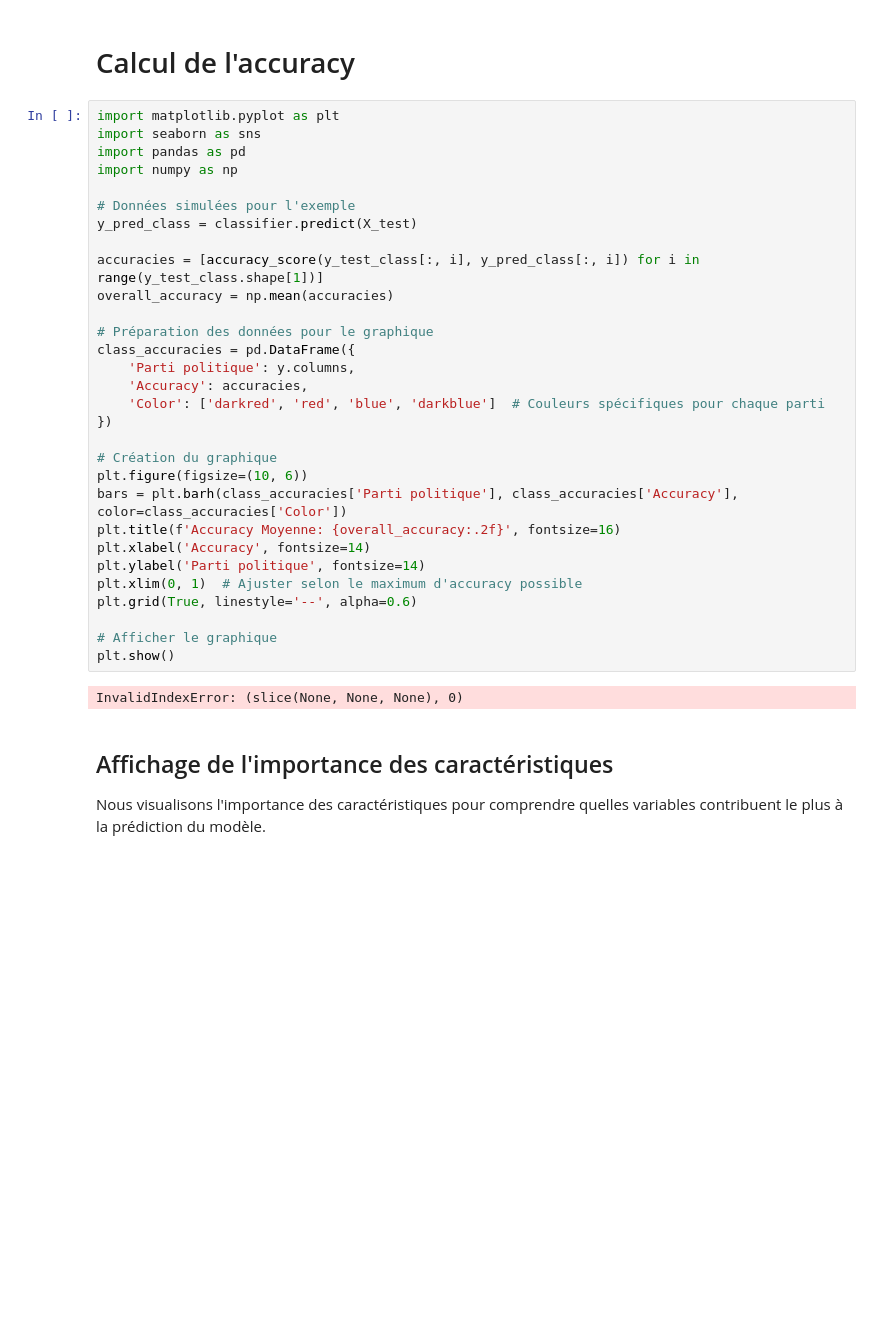
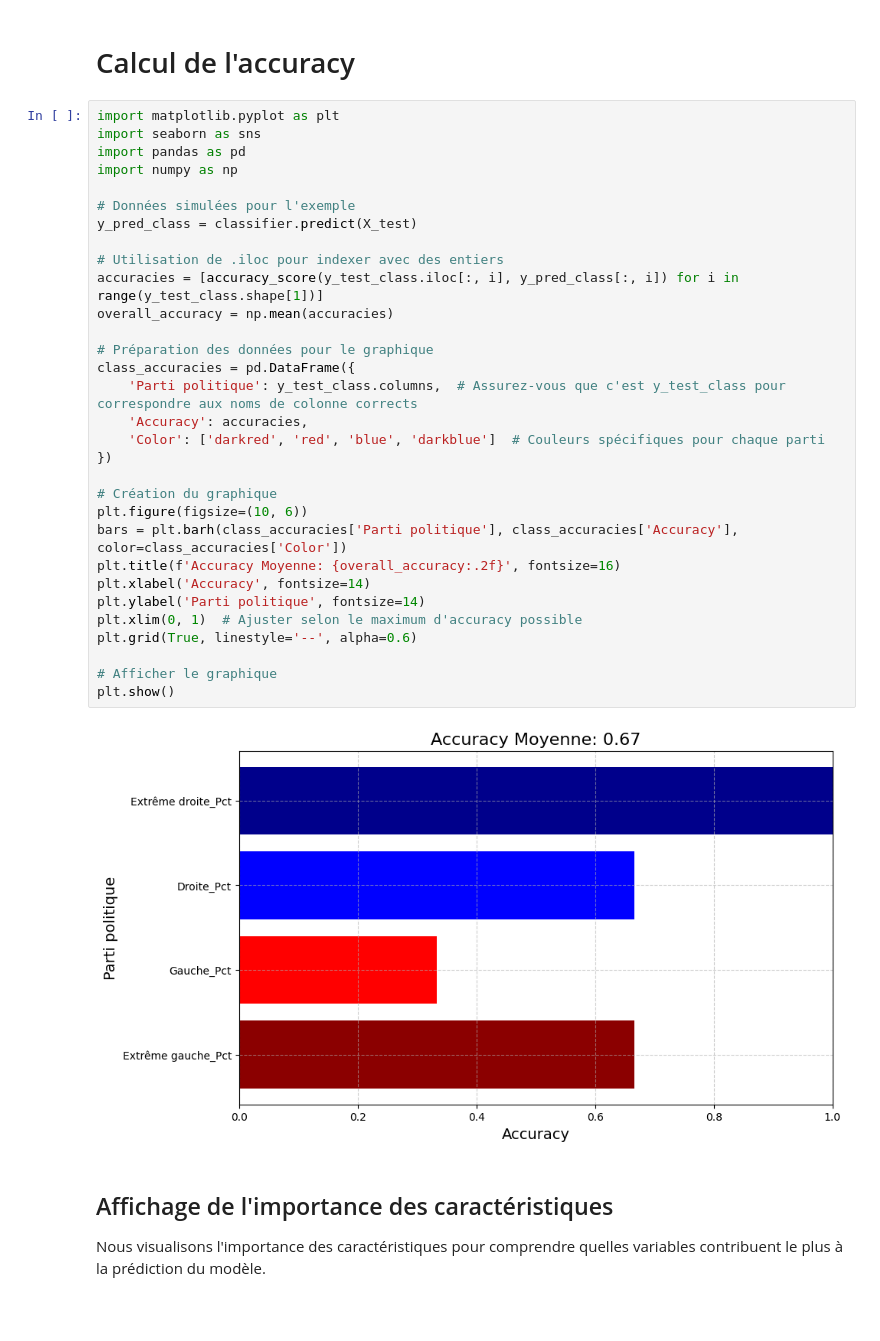
Before and after one commit to MathysLioson/presidential_IA, a Jupyter notebook: algo/presidentialLearning.ipynb, the cells around one changed output. Drawn from its saved outputs; the diff is of its cells as text; blank space fills up the shorter version.

```diff
--- a/algo/presidentialLearning.ipynb
+++ b/algo/presidentialLearning.ipynb
@@ -106,35 +106,36 @@ MSE: 805.6773481615646
 # %%
 import matplotlib.pyplot as plt
 import seaborn as sns
 import pandas as pd
 import numpy as np
 
 # Données simulées pour l'exemple
 y_pred_class = classifier.predict(X_test)
 
-accuracies = [accuracy_score(y_test_class[:, i], y_pred_class[:, i]) for i in range(y_test_class.shape[1])]
+# Utilisation de .iloc pour indexer avec des entiers
+accuracies = [accuracy_score(y_test_class.iloc[:, i], y_pred_class[:, i]) for i in range(y_test_class.shape[1])]
 overall_accuracy = np.mean(accuracies)
 
 # Préparation des données pour le graphique
 class_accuracies = pd.DataFrame({
-    'Parti politique': y.columns,
+    'Parti politique': y_test_class.columns,  # Assurez-vous que c'est y_test_class pour correspondre aux noms de colonne corrects
     'Accuracy': accuracies,
     'Color': ['darkred', 'red', 'blue', 'darkblue']  # Couleurs spécifiques pour chaque parti
 })
 
 # Création du graphique
 plt.figure(figsize=(10, 6))
 bars = plt.barh(class_accuracies['Parti politique'], class_accuracies['Accuracy'], color=class_accuracies['Color'])
 plt.title(f'Accuracy Moyenne: {overall_accuracy:.2f}', fontsize=16)
 plt.xlabel('Accuracy', fontsize=14)
 plt.ylabel('Parti politique', fontsize=14)
 plt.xlim(0, 1)  # Ajuster selon le maximum d'accuracy possible
 plt.grid(True, linestyle='--', alpha=0.6)
 
 # Afficher le graphique
 plt.show()
 # %% [output]
-InvalidIndexError: (slice(None, None, None), 0)
+[figure, added]
 # %% [markdown]
 ## Affichage de l'importance des caractéristiques
 Nous visualisons l'importance des caractéristiques pour comprendre quelles variables contribuent le plus à la prédiction du modèle.
```
Also changed, not shown: parts of 19 cells of this notebook, 4 other files.
